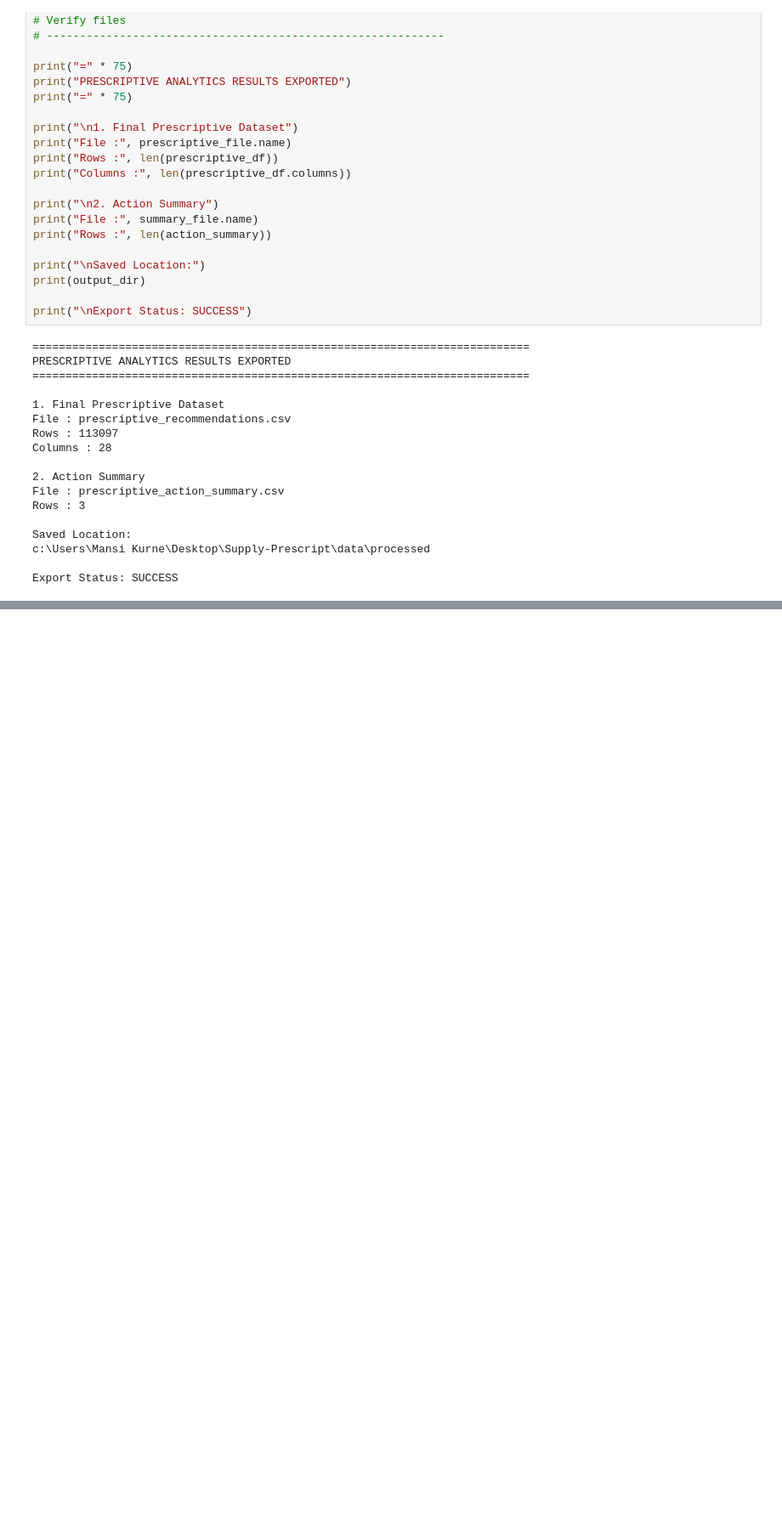
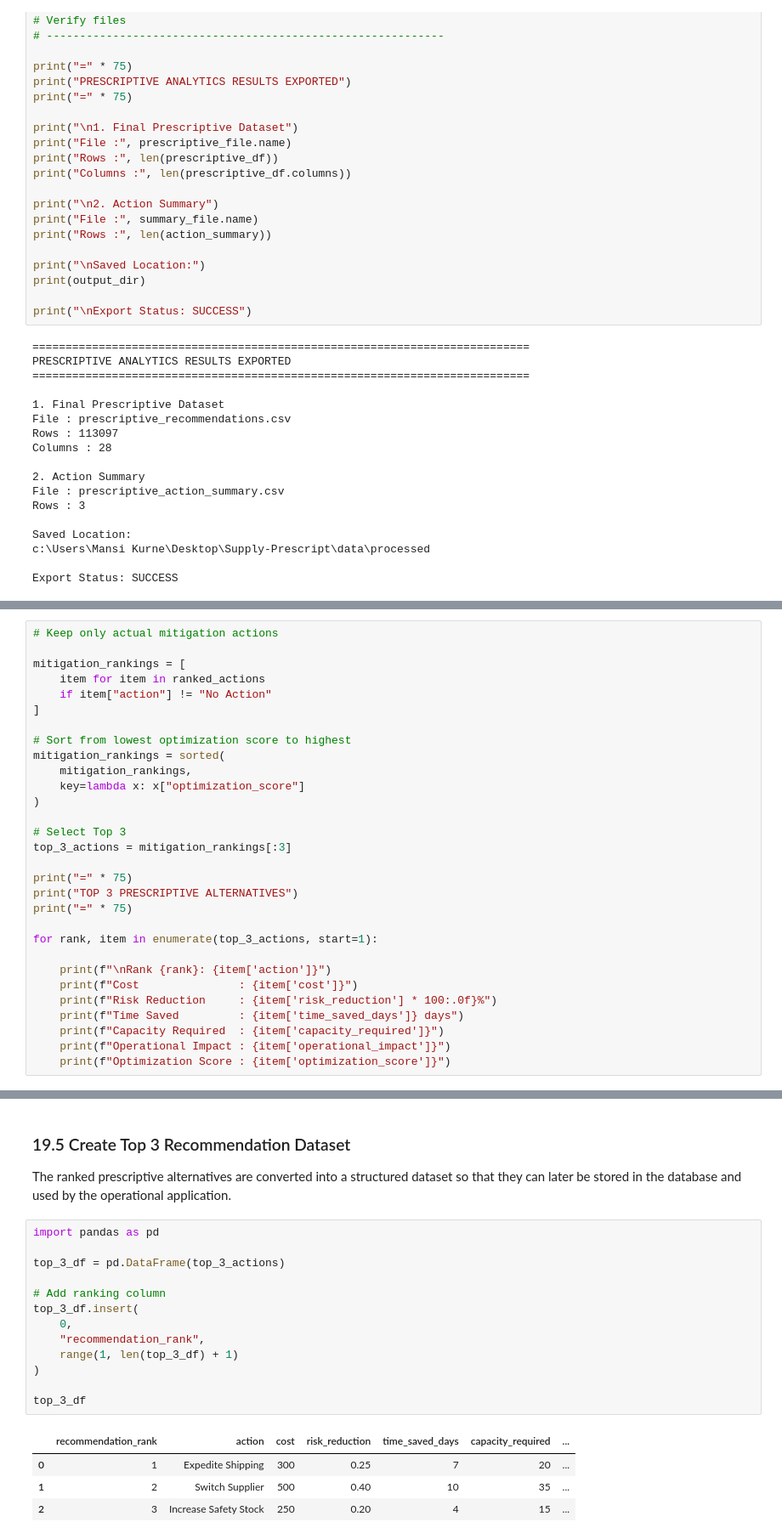
Before and after one commit to ShyamVarmora/Supply-Prescript, a Jupyter notebook: notebooks/05_prescriptive_optimization.ipynb, the cells around one changed output, grey strips where cells are left out. Shown at 85% size. Cells and saved outputs as stored; diff of their text form; blank space fills up the shorter version.

Commit message:
Enhance prescriptive optimization with business constraints and ranked alternatives

```diff
--- a/notebooks/05_prescriptive_optimization.ipynb
+++ b/notebooks/05_prescriptive_optimization.ipynb
@@ -1494,0 +1659,30 @@ Export Status: SUCCESS
+# %%
+# Keep only actual mitigation actions
+
+mitigation_rankings = [
+    item for item in ranked_actions
+    if item["action"] != "No Action"
+]
+
+# Sort from lowest optimization score to highest
+mitigation_rankings = sorted(
+    mitigation_rankings,
+    key=lambda x: x["optimization_score"]
+)
+
+# Select Top 3
+top_3_actions = mitigation_rankings[:3]
+
+print("=" * 75)
+print("TOP 3 PRESCRIPTIVE ALTERNATIVES")
+print("=" * 75)
+
+for rank, item in enumerate(top_3_actions, start=1):
+
+    print(f"\nRank {rank}: {item['action']}")
+    print(f"Cost               : {item['cost']}")
+    print(f"Risk Reduction     : {item['risk_reduction'] * 100:.0f}%")
+    print(f"Time Saved         : {item['time_saved_days']} days")
+    print(f"Capacity Required  : {item['capacity_required']}")
+    print(f"Operational Impact : {item['operational_impact']}")
+    print(f"Optimization Score : {item['optimization_score']}")
@@ -1494,0 +1707,22 @@ Export Status: SUCCESS
+# %% [markdown]
+### 19.5 Create Top 3 Recommendation Dataset
+
+The ranked prescriptive alternatives are converted into a structured dataset so that they can later be stored in the database and used by the operational application.
+# %%
+import pandas as pd
+
+top_3_df = pd.DataFrame(top_3_actions)
+
+# Add ranking column
+top_3_df.insert(
+    0,
+    "recommendation_rank",
+    range(1, len(top_3_df) + 1)
+)
+
+top_3_df
+# %% [output]
+|  | recommendation_rank | action | cost | risk_reduction | time_saved_days | capacity_required | ... |
+| 0 | 1 | Expedite Shipping | 300 | 0.25 | 7 | 20 | ... |
+| 1 | 2 | Switch Supplier | 500 | 0.40 | 10 | 35 | ... |
+| 2 | 3 | Increase Safety Stock | 250 | 0.20 | 4 | 15 | ... |
```
Also changed, not shown: parts of 14 cells of this notebook, 1 other file.
